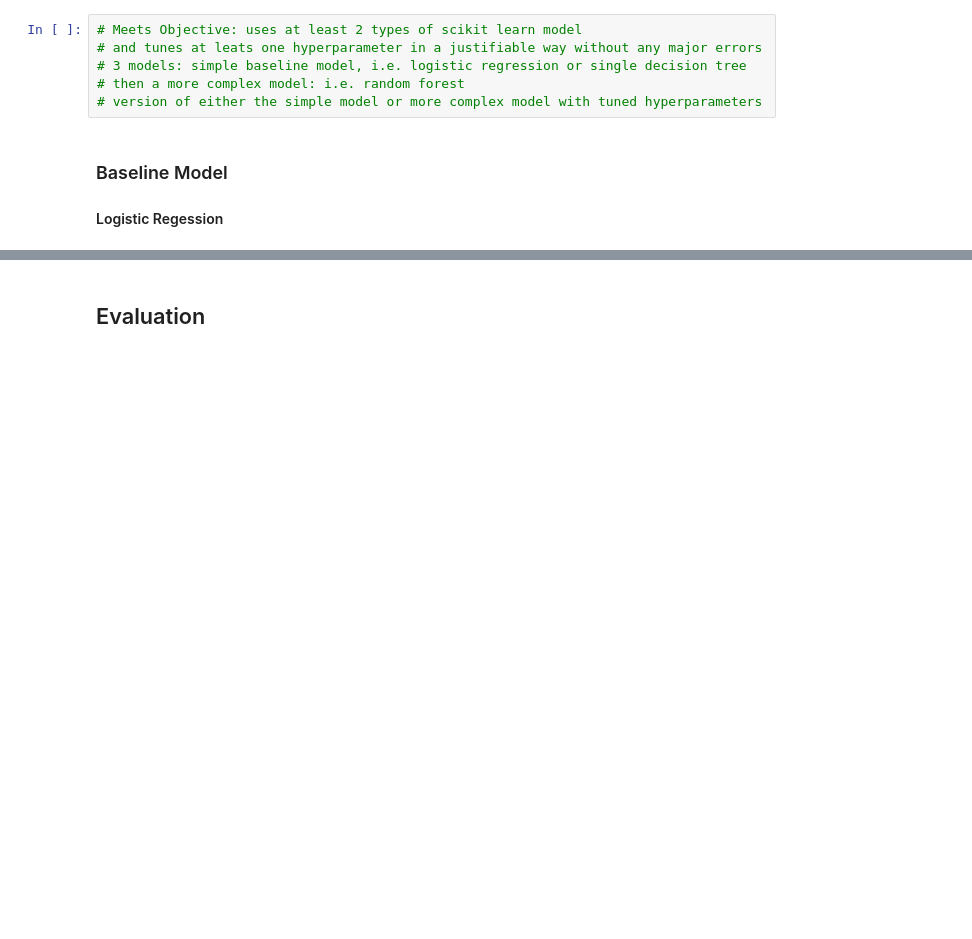
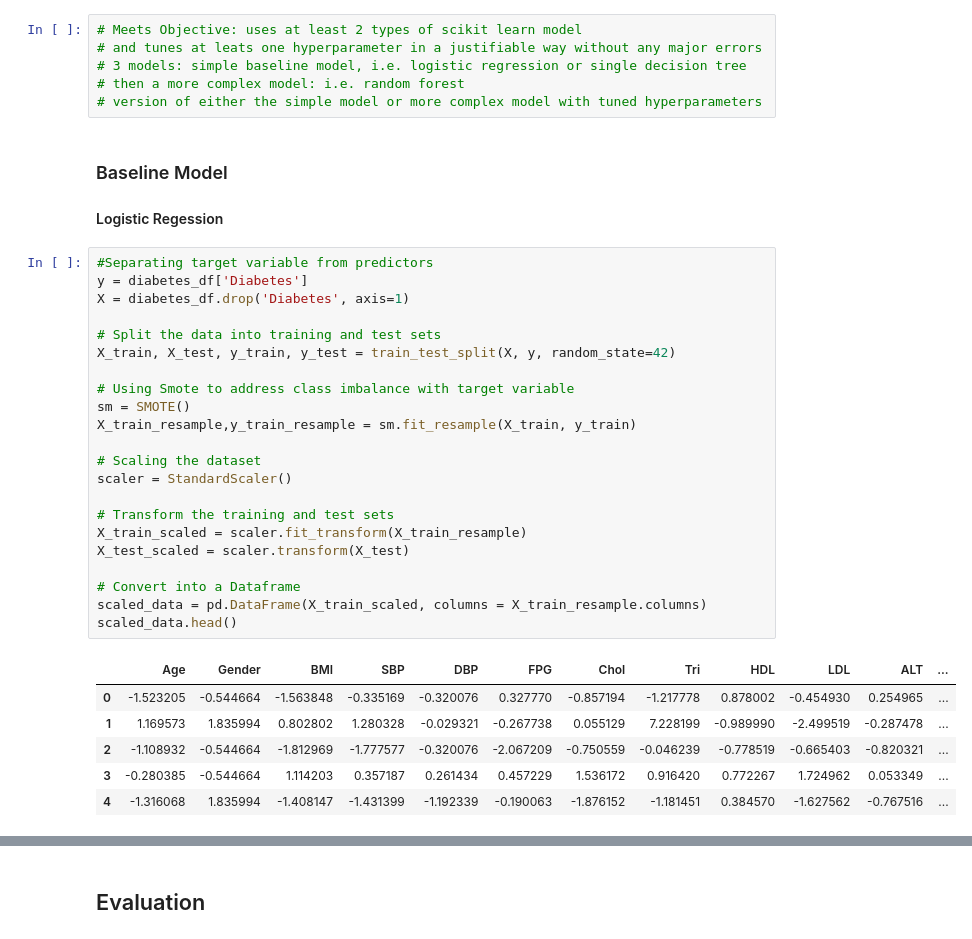
Before and after one commit to ldwilker10/predicting_diabetes_project, a Jupyter notebook: phase3_rough_draft/phase3_combined_draft.ipynb, the cells around one changed output, grey strips where cells are left out. Drawn from its saved outputs; the diff is of its cells as text; blank space fills up the shorter version.

```diff
--- a/phase3_rough_draft/phase3_combined_draft.ipynb
+++ b/phase3_rough_draft/phase3_combined_draft.ipynb
@@ -433,3 +433,32 @@ plt.show()
 # %% [markdown]
 ### Baseline Model
 #### Logistic Regession
+# %%
+#Separating target variable from predictors
+y = diabetes_df['Diabetes']
+X = diabetes_df.drop('Diabetes', axis=1)
+
+# Split the data into training and test sets
+X_train, X_test, y_train, y_test = train_test_split(X, y, random_state=42)
+
+# Using Smote to address class imbalance with target variable
+sm = SMOTE()
+X_train_resample,y_train_resample = sm.fit_resample(X_train, y_train)
+
+# Scaling the dataset
+scaler = StandardScaler()
+
+# Transform the training and test sets
+X_train_scaled = scaler.fit_transform(X_train_resample)
+X_test_scaled = scaler.transform(X_test)
+
+# Convert into a Dataframe
+scaled_data = pd.DataFrame(X_train_scaled, columns = X_train_resample.columns)
+scaled_data.head()
+# %% [output]
+|  | Age | Gender | BMI | SBP | DBP | FPG | Chol | Tri | HDL | LDL | ALT | ... |
+| 0 | -1.523205 | -0.544664 | -1.563848 | -0.335169 | -0.320076 | 0.327770 | -0.857194 | -1.217778 | 0.878002 | -0.454930 | 0.254965 | ... |
+| 1 | 1.169573 | 1.835994 | 0.802802 | 1.280328 | -0.029321 | -0.267738 | 0.055129 | 7.228199 | -0.989990 | -2.499519 | -0.287478 | ... |
+| 2 | -1.108932 | -0.544664 | -1.812969 | -1.777577 | -0.320076 | -2.067209 | -0.750559 | -0.046239 | -0.778519 | -0.665403 | -0.820321 | ... |
+| 3 | -0.280385 | -0.544664 | 1.114203 | 0.357187 | 0.261434 | 0.457229 | 1.536172 | 0.916420 | 0.772267 | 1.724962 | 0.053349 | ... |
+| 4 | -1.316068 | 1.835994 | -1.408147 | -1.431399 | -1.192339 | -0.190063 | -1.876152 | -1.181451 | 0.384570 | -1.627562 | -0.767516 | ... |
```
Also changed, not shown: parts of 6 cells of this notebook, 1 other file.
